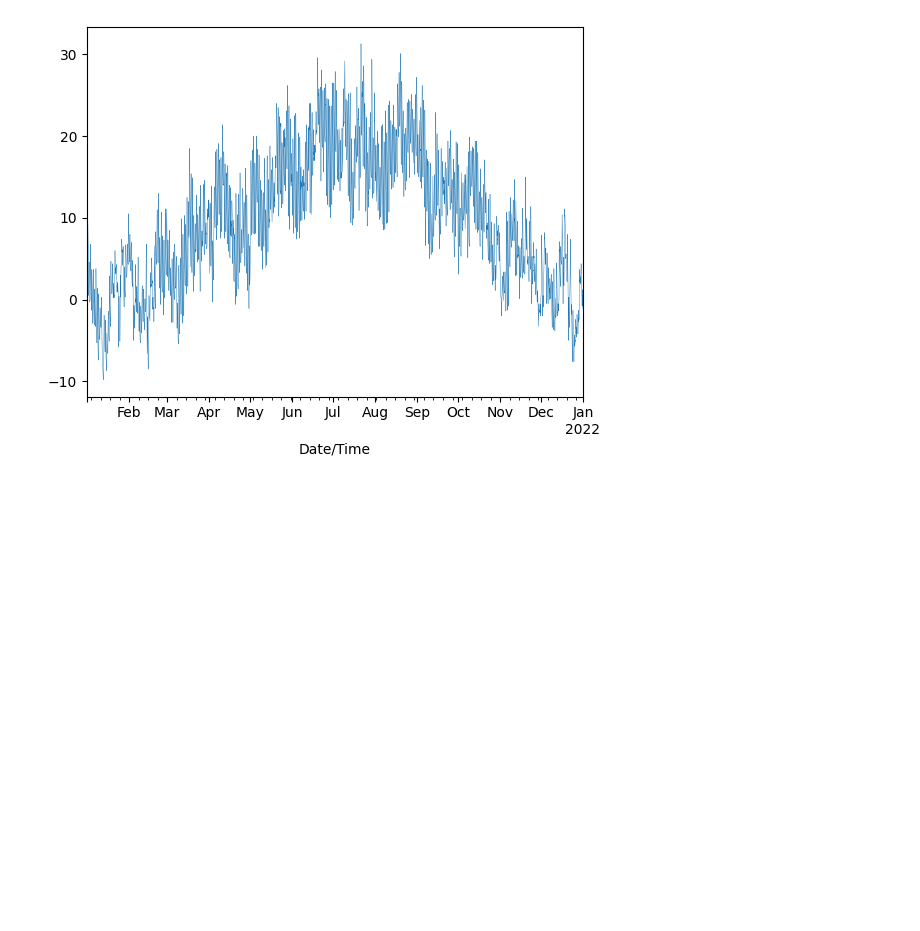
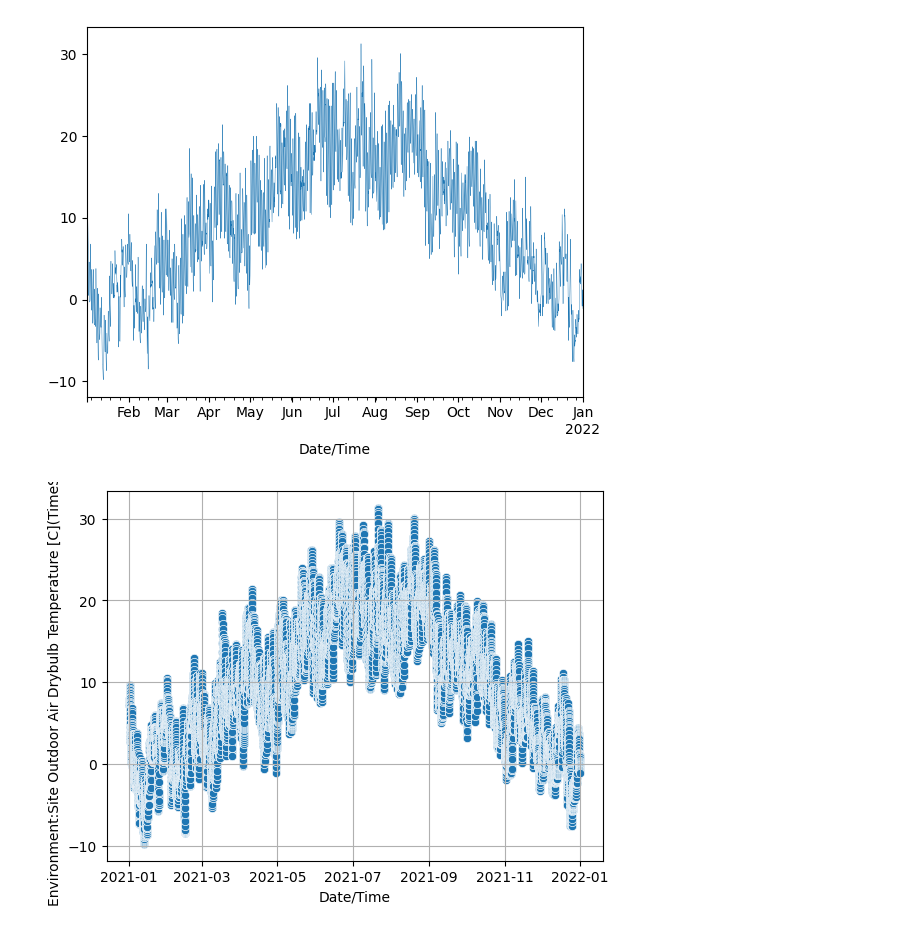
Before and after one commit to JamilMaj/REHO, a Jupyter notebook: EnergyPlus/eppy_pandas.ipynb, the cells around one changed output. Drawn from its saved outputs; the diff is of its cells as text; code cells hidden in the pictures; blank space fills up the shorter version.

```diff
--- a/EnergyPlus/eppy_pandas.ipynb
+++ b/EnergyPlus/eppy_pandas.ipynb
@@ -80,3 +85,8 @@ df['Environment:Site Outdoor Air Drybulb Temperature [C](TimeStep)'].plot(linewi
 plt.show()
 # %% [output]
 [figure]
+# %%
+sns.scatterplot(data=df, x='Date/Time',y='Environment:Site Outdoor Air Drybulb Temperature [C](TimeStep)')
+plt.grid()
+# %% [output]
+[figure, added]
```
Also changed, not shown: parts of 3 cells of this notebook.
